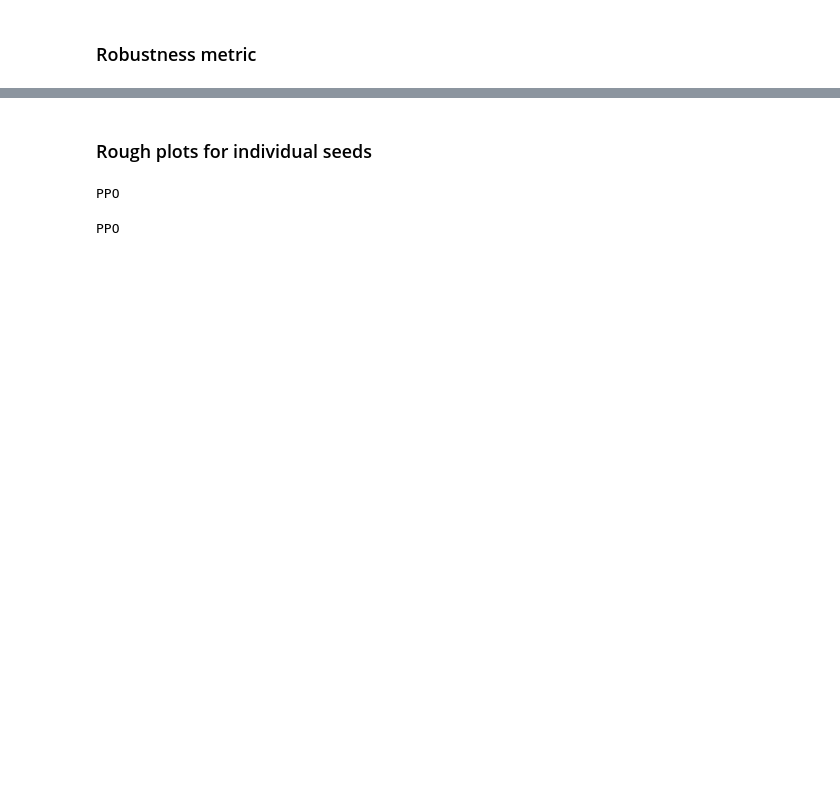
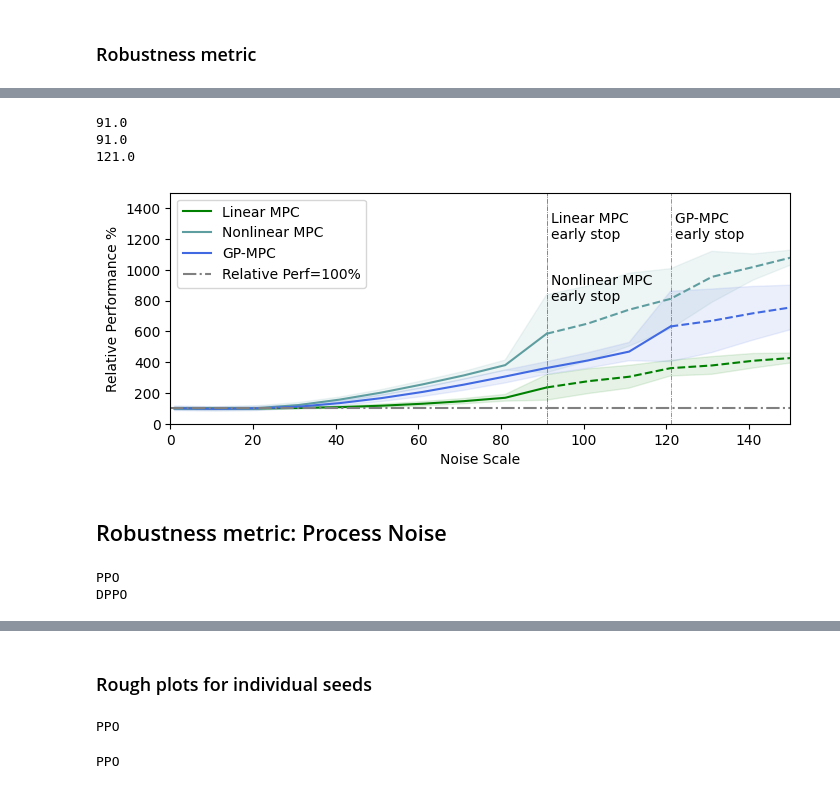
Before and after one commit to amacati/gp-mpc, a Jupyter notebook: examples/rl/data_analysis.ipynb, the cells around one changed output, grey strips where cells are left out. Drawn from its saved outputs; the diff is of its cells as text; code cells hidden in the pictures; blank space fills up the shorter version.

```diff
--- a/examples/rl/data_analysis.ipynb
+++ b/examples/rl/data_analysis.ipynb
@@ -590,3 +473,81 @@ FileNotFoundError: [Errno 2] No such file or directory: '/home/mingxuan/Reposito
+# %%
+fig = plt.figure(figsize=(8, 3))
+for method in noise_data.keys():
+    temp1, temp2, temp3 = [], [], []
+    for seed_str in noise_data[method]:
+        temp1.append(noise_data[method][seed_str]['rmse'])
+        temp2.append(noise_data[method][seed_str]['early_stop'])
+        temp3.append(noise_data[method][seed_str]['noise_factor'])
+    temp1 = np.array(temp1)
+    temp2, temp3 = np.array(temp2).mean(axis=0), np.array(temp3).mean(axis=0)
+
+    traj_success_till = 200
+    count = 20
+    temp, temp_std1, temp_std2 = [], [], []
+    for k, ns in enumerate(temp3):
+        temp.append(temp1[:, k].mean())
+        temp_std1.append(temp1[:, k].mean() - 1*temp1[:, k].std())
+        temp_std2.append(temp1[:, k].mean() + 1*temp1[:, k].std())
+        if temp2[k] > 0.0 and traj_success_till > ns:
+            traj_success_till = ns
+            count = k
+    temp, temp_std1, temp_std2 = np.array(temp), np.array(temp_std1), np.array(temp_std2)
+    print(traj_success_till)
+
+    plt.plot(temp3[:count+1], temp[:count+1]*100/temp[0], color=plot_colors[method], label=method)
+    plt.axvline(x=traj_success_till, linestyle='-.', linewidth=0.5, color=plot_colors[method])
+    plt.plot(temp3[count:], temp[count:]*100/temp[0], color=plot_colors[method], linestyle='--')
+    plt.fill_between(temp3,
+                     temp_std1*100/temp[0],
+                     temp_std2*100/temp[0], color=plot_colors[method], alpha=0.1)
+
+    #plt.fill_between([traj_success_till, 100], [1, 1], color='r', alpha=0.25, label=method)
+
+plt.plot(noise_scale, [100]*len(noise_scale), color='grey', linestyle='-.', label='Relative Perf=100%')
+plt.text(92, 1200, 'Linear MPC \nearly stop')
+plt.text(92, 800, 'Nonlinear MPC \nearly stop')
+plt.text(122, 1200, 'GP-MPC \nearly stop')
+
+plt.legend()
+plt.ylim(0, 1500)
+plt.xlim(0, 150)
+# plt.xscale("log")
+# plt.gca().invert_xaxis()
+# plt.yscale("log")
+plt.xlabel("Noise Scale")
+plt.ylabel("Relative Performance %")
+plt.savefig("robustness_model-based.pdf",bbox_inches="tight", pad_inches=0.1)
+# %% [output]
+91.0
+91.0
+121.0
+[figure, added]
+# %% [markdown]
+## Robustness metric: Process Noise
+# %%
+metric = {}
+noise_scale = [0, 1, 2, 3, 4, 5, 10, 15, 20, 25, 30, 40, 50, 60, 70, 80, 90, 100]
+for method in data_paths.keys():
+    print(method)
+    metric.update({method: {}})
+    for seed in [0]:
+        for ns in noise_scale:
+            path = data_paths[method] + "/seed"+ str(seed) +"_*/robust_metric_ps_"+str(ns)+".npy"
+            file_path = glob.glob(path)
+            temp = np.load(file_path[0], allow_pickle=True).item()
+            if ns in metric[method].keys():
+                metric[method][ns]['rmse'].append(temp['rmse'])
+                metric[method][ns]['rmse_std'].append(temp['rmse_std'])
+                temp2 = True if temp['average_length'] >= 660.0 else False
+                metric[method][ns]['success'].append(temp2)
+            else:
+                temp2 = True if temp['average_length'] >= 660.0 else False
+                metric[method].update({ns: {'rmse': [temp['rmse']],
+                                            'rmse_std': [temp['rmse_std']],
+                                            'success': [temp2]}})
+# %% [output]
+PPO
+DPPO
 # %%
 fig = plt.figure(figsize=(8, 3))
 for method in metric.keys():
```
Also changed, not shown: parts of 31 cells of this notebook.
